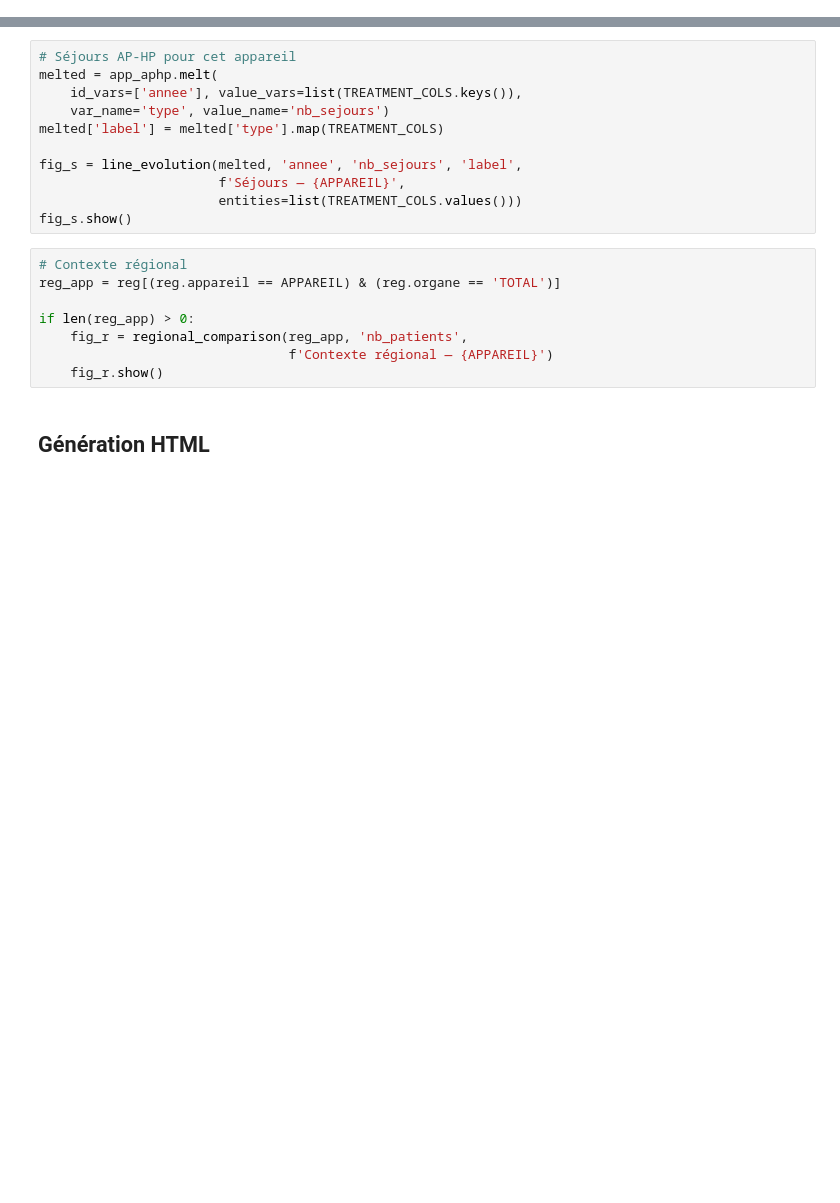
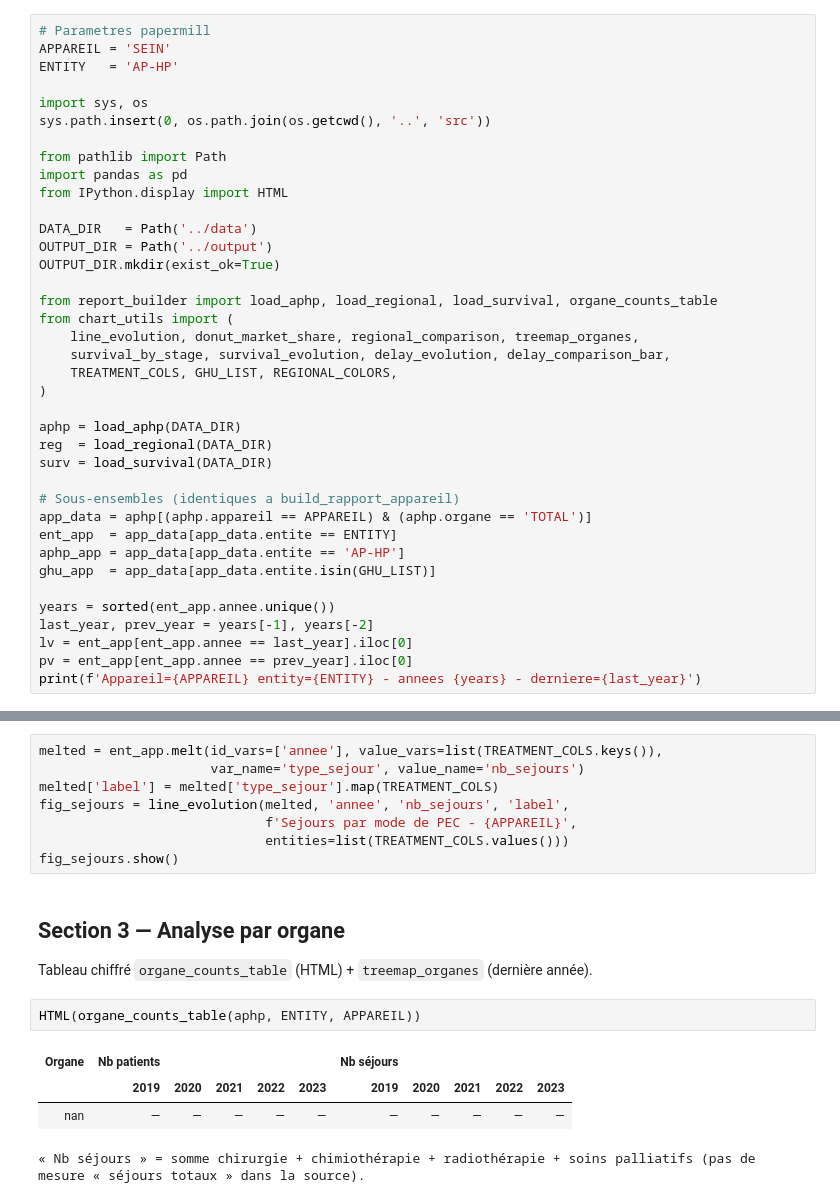
Before and after one commit to IM-APHP/cancer_network_report, a Jupyter notebook: notebooks/03_rapport_appareil.ipynb, the cells around one changed output, grey strips where cells are left out. Saved outputs shown, nothing was run; the diff lists cells and outputs as text; blank space fills up the shorter version.

```diff
--- a/notebooks/03_rapport_appareil.ipynb
+++ b/notebooks/03_rapport_appareil.ipynb
@@ -60,0 +11,38 @@ else:
+# %%
+# Parametres papermill
+APPAREIL = 'SEIN'
+ENTITY   = 'AP-HP'
+
+import sys, os
+sys.path.insert(0, os.path.join(os.getcwd(), '..', 'src'))
+
+from pathlib import Path
+import pandas as pd
+from IPython.display import HTML
+
+DATA_DIR   = Path('../data')
+OUTPUT_DIR = Path('../output')
+OUTPUT_DIR.mkdir(exist_ok=True)
+
+from report_builder import load_aphp, load_regional, load_survival, organe_counts_table
+from chart_utils import (
+    line_evolution, donut_market_share, regional_comparison, treemap_organes,
+    survival_by_stage, survival_evolution, delay_evolution, delay_comparison_bar,
+    TREATMENT_COLS, GHU_LIST, REGIONAL_COLORS,
+)
+
+aphp = load_aphp(DATA_DIR)
+reg  = load_regional(DATA_DIR)
+surv = load_survival(DATA_DIR)
+
+# Sous-ensembles (identiques a build_rapport_appareil)
+app_data = aphp[(aphp.appareil == APPAREIL) & (aphp.organe == 'TOTAL')]
+ent_app  = app_data[app_data.entite == ENTITY]
+aphp_app = app_data[app_data.entite == 'AP-HP']
+ghu_app  = app_data[app_data.entite.isin(GHU_LIST)]
+
+years = sorted(ent_app.annee.unique())
+last_year, prev_year = years[-1], years[-2]
+lv = ent_app[ent_app.annee == last_year].iloc[0]
+pv = ent_app[ent_app.annee == prev_year].iloc[0]
+print(f'Appareil={APPAREIL} entity={ENTITY} - annees {years} - derniere={last_year}')
@@ -61,21 +96,19 @@ else:
 # %%
-# Séjours AP-HP pour cet appareil
-melted = app_aphp.melt(
-    id_vars=['annee'], value_vars=list(TREATMENT_COLS.keys()),
-    var_name='type', value_name='nb_sejours')
-melted['label'] = melted['type'].map(TREATMENT_COLS)
-
-fig_s = line_evolution(melted, 'annee', 'nb_sejours', 'label',
-                       f'Séjours — {APPAREIL}',
-                       entities=list(TREATMENT_COLS.values()))
-fig_s.show()
+melted = ent_app.melt(id_vars=['annee'], value_vars=list(TREATMENT_COLS.keys()),
+                      var_name='type_sejour', value_name='nb_sejours')
+melted['label'] = melted['type_sejour'].map(TREATMENT_COLS)
+fig_sejours = line_evolution(melted, 'annee', 'nb_sejours', 'label',
+                             f'Sejours par mode de PEC - {APPAREIL}',
+                             entities=list(TREATMENT_COLS.values()))
+fig_sejours.show()
-# %%
-# Contexte régional
-reg_app = reg[(reg.appareil == APPAREIL) & (reg.organe == 'TOTAL')]
-
-if len(reg_app) > 0:
-    fig_r = regional_comparison(reg_app, 'nb_patients',
-                                f'Contexte régional — {APPAREIL}')
-    fig_r.show()
-# %% [markdown]
-## Génération HTML
+# %% [markdown]
+## Section 3 — Analyse par organe
+
+Tableau chiffré `organe_counts_table` (HTML) + `treemap_organes` (dernière année).
+# %%
+HTML(organe_counts_table(aphp, ENTITY, APPAREIL))
+# %% [output]
+| Organe | Nb patients |  |  |  |  | Nb séjours |  |  |  |  |
+|  | 2019 | 2020 | 2021 | 2022 | 2023 | 2019 | 2020 | 2021 | 2022 | 2023 |
+| nan | — | — | — | — | — | — | — | — | — | — |
+« Nb séjours » = somme chirurgie + chimiothérapie + radiothérapie + soins palliatifs (pas de mesure « séjours totaux » dans la source).
```
Also changed, not shown: parts of 22 cells of this notebook, 5 other files.
